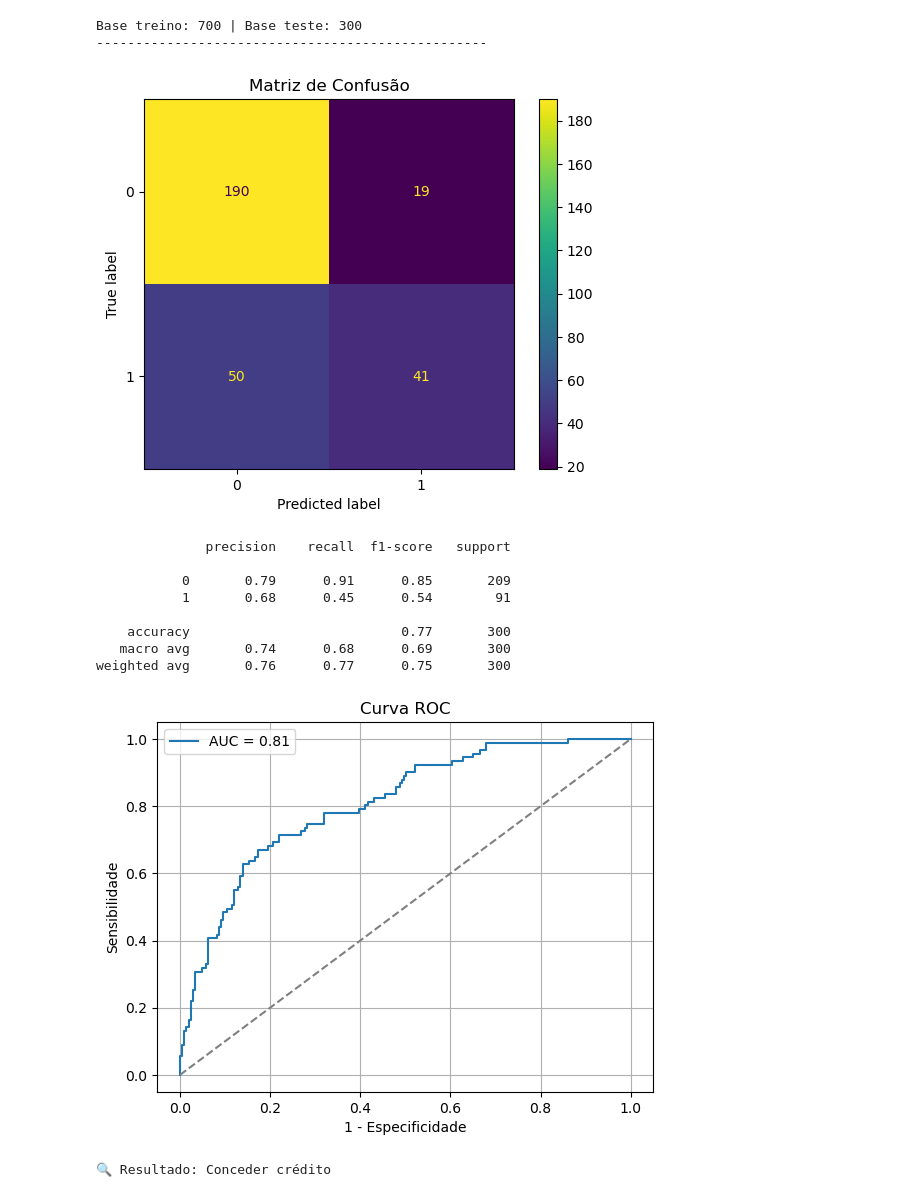
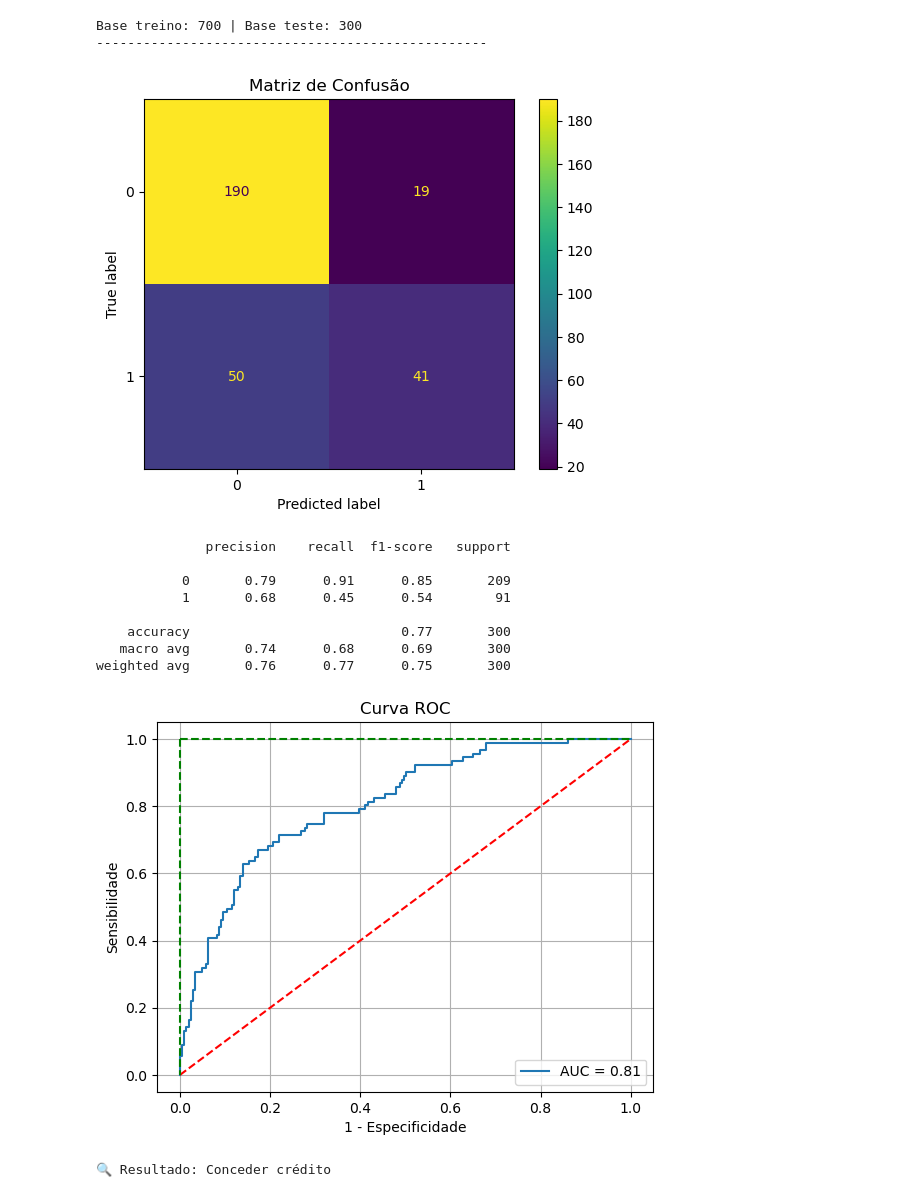
Before and after one commit to lucasaraujo11/Machine-Learning-Credit-Scoring, a Jupyter notebook: modelo.ipynb, the cells around one changed output. Drawn from its saved outputs; the diff is of its cells as text; code cells hidden in the pictures.

```diff
--- a/modelo.ipynb
+++ b/modelo.ipynb
@@ -21,20 +21,16 @@ def preprocessar_dados(df):
     # Mapas de transformação
     mapeamentos = {
         'conta_corrente': {'no checking account':4, '>= 200 DM / salary assignments for at least 1 year':3, '0 <= ... < 200 DM':2, '< 0 DM':1},
-        'historico_credito': {'no credits taken/ all credits paid back duly':1, 'all credits at this bank paid back duly':2,
-            'existing credits paid back duly till now':3, 'delay in paying off in the past':4, 'critical account/ other credits existing (not at this bank)':5},
-        'proposito_emprestimo': {'car (new)':1, 'car (used)':2, 'furniture/equipment':3, 'radio/television':4, 'domestic appliances':5,
-            'repairs':6, 'education':7, '(vacation - does not exist?)':8, 'retraining':9, 'business':10, 'others':11},
+        'historico_credito': {'no credits taken/ all credits paid back duly':1, 'all credits at this bank paid back duly':2, 'existing credits paid back duly till now':3, 'delay in paying off in the past':4, 'critical account/ other credits existing (not at this bank)':5},
+        'proposito_emprestimo': {'car (new)':1, 'car (used)':2, 'furniture/equipment':3, 'radio/television':4, 'domestic appliances':5, 'repairs':6, 'education':7, '(vacation - does not exist?)':8, 'retraining':9, 'business':10, 'others':11},
         'reserva_cc': {'unknown/ no savings account' : 1, '.. >= 1000 DM ' : 2, '500 <= ... < 1000 DM ' : 3, '100 <= ... < 500 DM' : 4, '... < 100 DM' : 5},
         'tempo_emprego_atual': { '.. >= 7 years' : 1, '4 <= ... < 7 years' : 2, '1 <= ... < 4 years' : 3, '... < 1 year ' : 4, 'unemployed' : 5},
         'sexo_est_civil': {'male : divorced/separated':1, 'female : divorced/separated/married':2, 'male : single':3, 'male : married/widowed':4, 'female : single':5},
         'outros_fiadores': { 'none':1, 'co-applicant':2, 'guarantor':3},
-        'propriedade': {'real estate':1, 'if not A121 : building society savings agreement/ life insurance':2,
-                        'if not A121/A122 : car or other, not in attribute 6':3, 'unknown / no property':4 },
+        'propriedade': {'real estate':1, 'if not A121 : building society savings agreement/ life insurance':2,'if not A121/A122 : car or other, not in attribute 6':3, 'unknown / no property':4 },
         'outros_planos_financiamento': {'bank':1, 'stores':2, 'none':3},
         'tipo_residencia': {'rent':1, 'own':2, 'for free':3},
-        'status_emprego': {'unemployed/ unskilled - non-resident':1, 'unskilled - resident':2, 'skilled employee / official':3,
-                           'management/ self-employed/ highly qualified employee/ officer':4},
+        'status_emprego': {'unemployed/ unskilled - non-resident':1, 'unskilled - resident':2, 'skilled employee / official':3, 'management/ self-employed/ highly qualified employee/ officer':4},
         'telefone': {'yes, registered under the customers name ':1, 'none':0},
         'trabalhador_estrangeiro': {'yes' : 1, 'no' : 0}
     }
@@ -61,8 +57,10 @@ def preprocessar_dados(df):
 # ==============================
 
 def roda_modelo(df, classificador):
-    y = df['default']
+
     x = df.drop(columns='default')
+    y = df['default'] # coluna target 0:negar credito 1:conceder credito
+
     treino_x, teste_x, treino_y, teste_y = train_test_split(x, y, test_size=0.3, random_state=42)
 
     modelo = classificador
@@ -85,41 +83,43 @@ def roda_modelo(df, classificador):
     # Curva ROC
     fpr, tpr, _ = roc_curve(teste_y, probas)
     plt.plot(fpr, tpr, label=f"AUC = {roc_auc_score(teste_y, probas):.2f}")
-    plt.plot([0, 1], [0, 1], linestyle="--", color="gray")
+    plt.plot([0, 1], linestyle = '--', c = 'red')
+    plt.plot([0, 0], [1, 0], linestyle = '--', c = 'green')
+    plt.plot([1, 1], linestyle = '--', c = 'green')
     plt.xlabel("1 - Especificidade")
     plt.ylabel("Sensibilidade")
     plt.title("Curva ROC")
     plt.legend()
     plt.grid()
     plt.show()
 
     return modelo
 
 # ==============================
 # Execução
 # ==============================
 
 # Carrega base
 df_original = pd.read_csv('https://raw.githubusercontent.com/alura-cursos/credit_scoring/main/base_dados_traduzida.csv')
 
 # Pré-processa
 df_limpo = preprocessar_dados(df_original)
 
 # Treina o modelo
 modelo_final = roda_modelo(df_limpo, LogisticRegression(max_iter=1000))
 # %% [output]
 Base treino: 700 | Base teste: 300
 --------------------------------------------------
 [figure]
               precision    recall  f1-score   support
 
            0       0.79      0.91      0.85       209
            1       0.68      0.45      0.54        91
 
     accuracy                           0.77       300
    macro avg       0.74      0.68      0.69       300
 weighted avg       0.76      0.77      0.75       300
-[figure, old version]
+[figure, new version]
 # %%
 # 1️⃣ Seleciona a linha original (ex: cliente da linha 0)
 df = pd.read_csv('https://raw.githubusercontent.com/alura-cursos/credit_scoring/main/base_dados_traduzida.csv')
```
Also changed, not shown: 3 other files.
